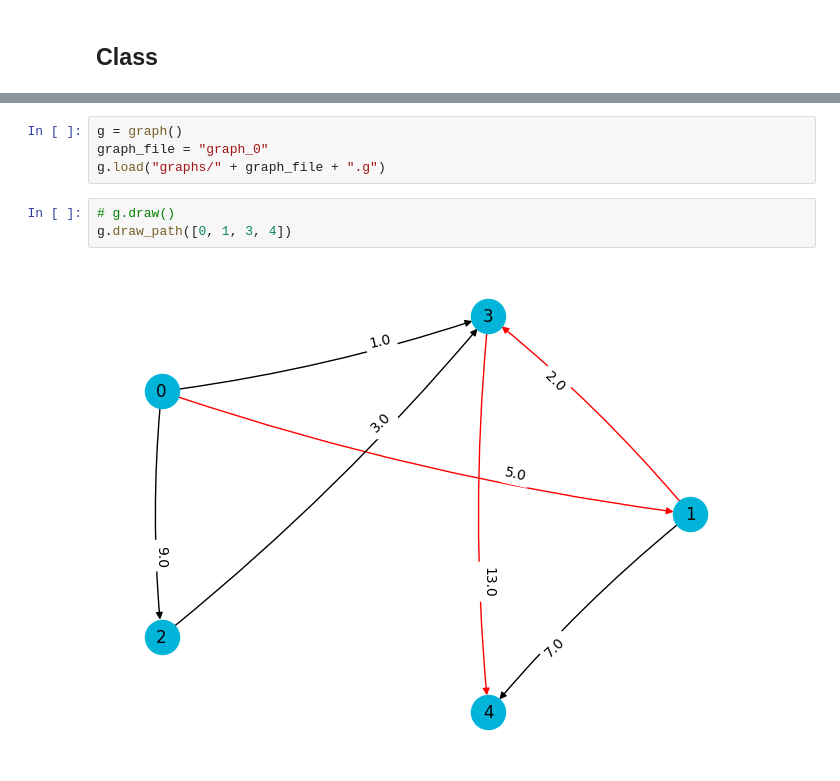
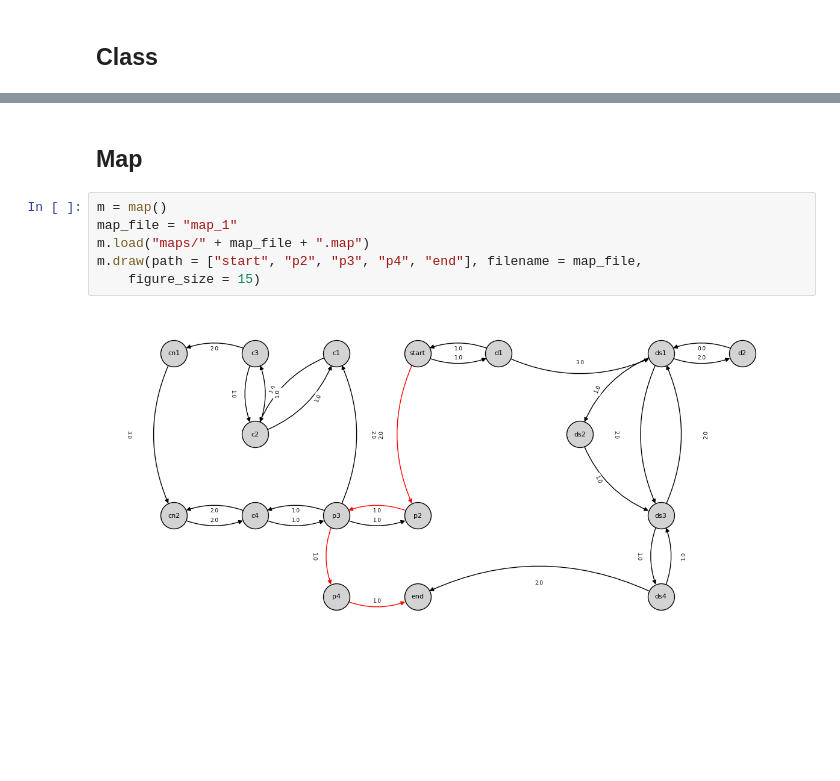
Before and after one commit to caporali/keep_heading_north, a Jupyter notebook: code/main.ipynb, the cells around one changed output, grey strips where cells are left out. Saved outputs shown, nothing was run; the diff lists cells and outputs as text; blank space fills up the shorter version.

Commit message:
map class
major update to map class. many modifications to the draw function

```diff
--- a/code/main.ipynb
+++ b/code/main.ipynb
@@ -172,9 +360,10 @@ class graph():
-# %%
-g = graph()
-graph_file = "graph_0"
-g.load("graphs/" + graph_file + ".g")
-# %%
-# g.draw()
-g.draw_path([0, 1, 3, 4])
-# %% [output]
-[figure, removed]
+# %% [markdown]
+## Map
+# %%
+m = map()
+map_file = "map_1"
+m.load("maps/" + map_file + ".map")
+m.draw(path = ["start", "p2", "p3", "p4", "end"], filename = map_file,
+    figure_size = 15)
+# %% [output]
+[figure, added]
```
Also changed, not shown: parts of 3 cells of this notebook, 6 other files.
